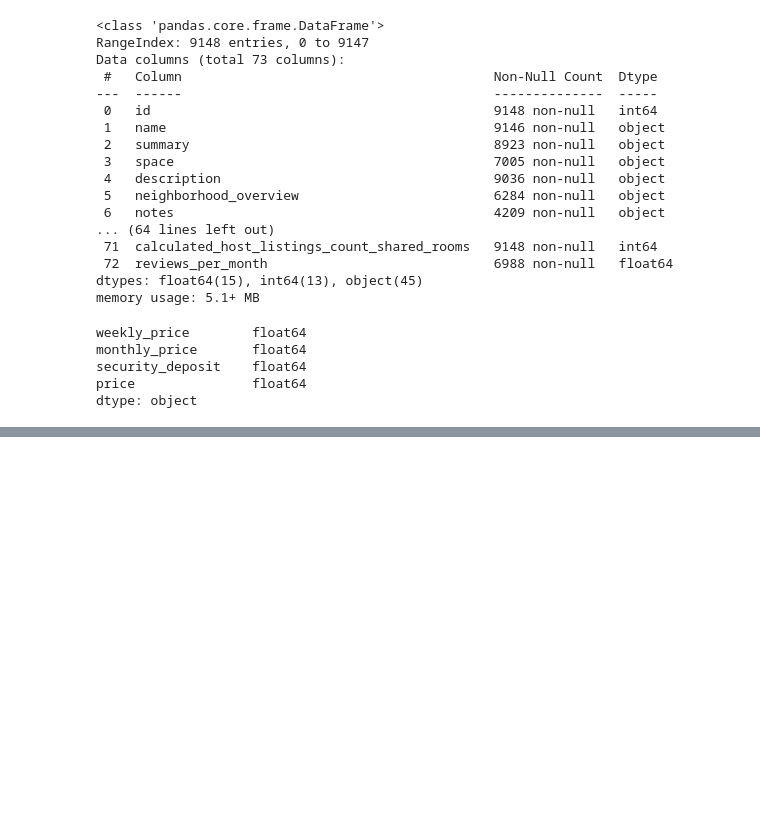
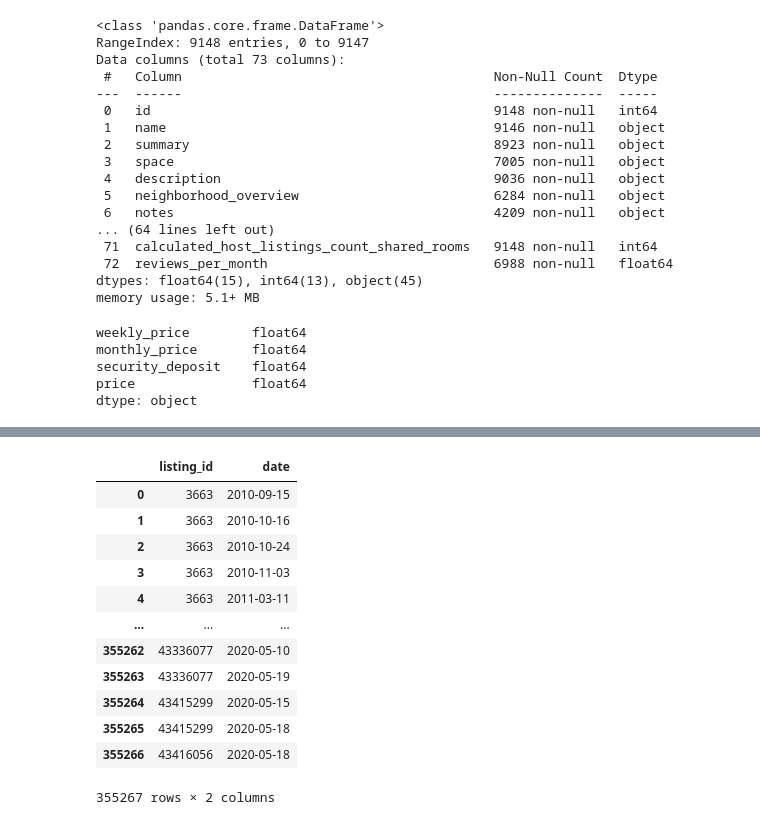
Before and after one commit to Sricha02/SHANTELL_Capstone2, a Jupyter notebook: DCreview.ipynb, the cells around one changed output, grey strips where cells are left out. Cells and saved outputs as stored; diff of their text form; code cells hidden in the pictures; blank space fills up the shorter version.

```diff
--- a/DCreview.ipynb
+++ b/DCreview.ipynb
@@ -178,0 +201,16 @@ dtype: object
+# %%
+REW
+# %% [output]
+|  | listing_id | date |
+| 0 | 3663 | 2010-09-15 |
+| 1 | 3663 | 2010-10-16 |
+| 2 | 3663 | 2010-10-24 |
+| 3 | 3663 | 2010-11-03 |
+| 4 | 3663 | 2011-03-11 |
+| ... | ... | ... |
+| 355262 | 43336077 | 2020-05-10 |
+| 355263 | 43336077 | 2020-05-19 |
+| 355264 | 43415299 | 2020-05-15 |
+| 355265 | 43415299 | 2020-05-18 |
+| 355266 | 43416056 | 2020-05-18 |
+355267 rows × 2 columns
```
Also changed, not shown: parts of 16 cells of this notebook.
